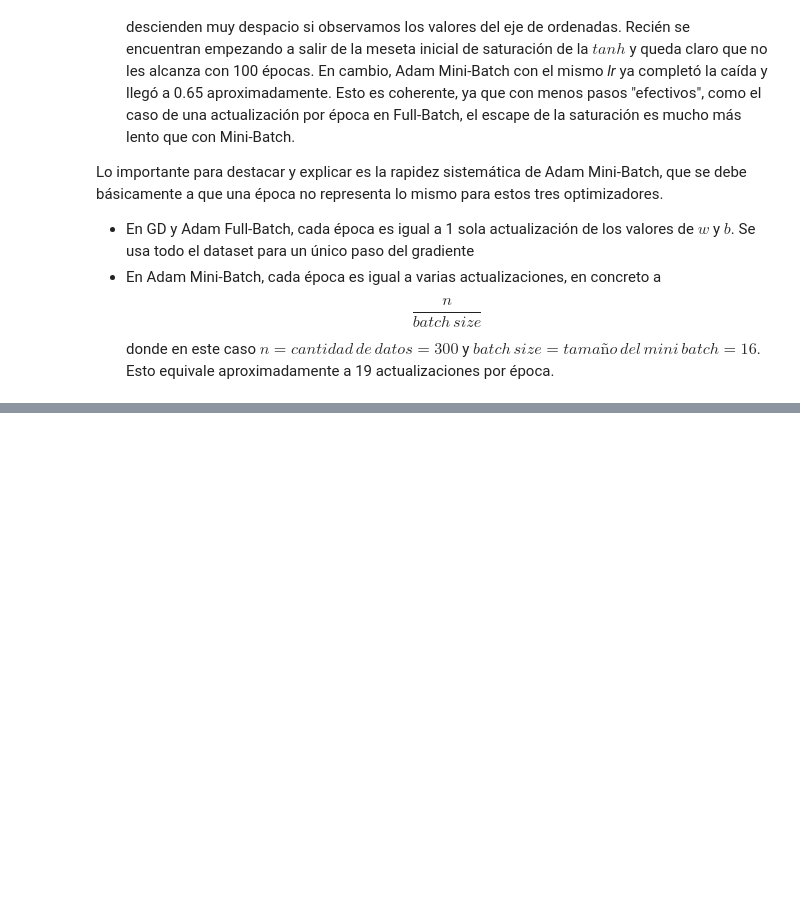
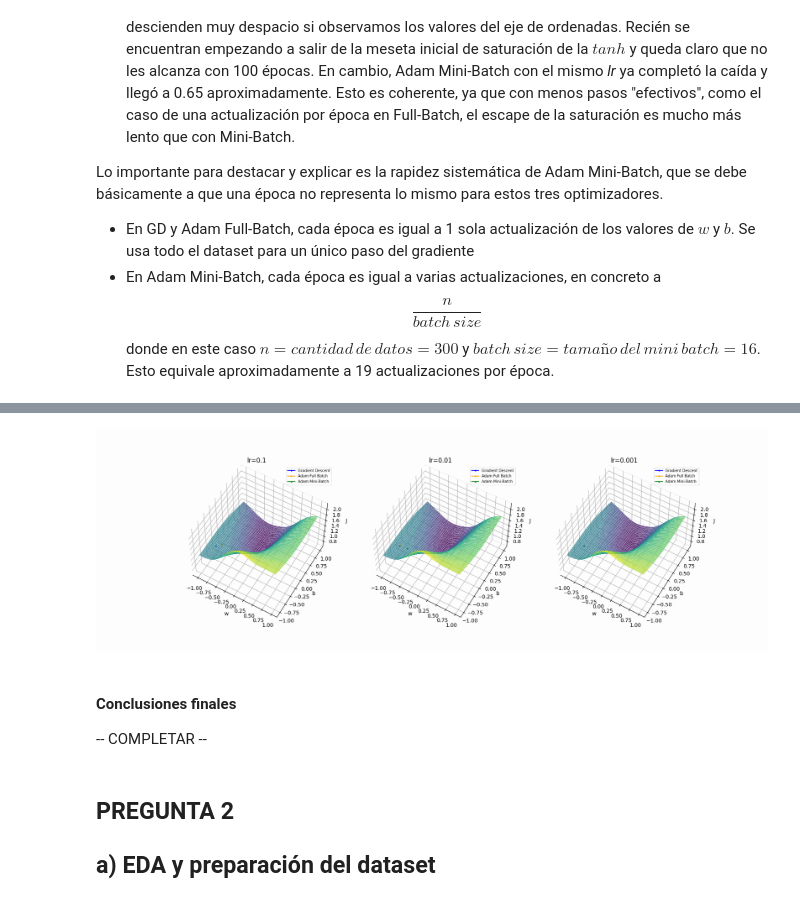
Before and after one commit to santiagoruizvt/AprendizajeProfundo-CEIA-RuizSantiago, a Jupyter notebook: TP1/RUIZ-SANTIAGO-TP1-Co25.ipynb, the cells around one changed output, grey strips where cells are left out. Saved outputs shown, nothing was run; the diff lists cells and outputs as text; code cells hidden in the pictures; blank space fills up the shorter version.

Commit message:
se completa la pregunta 1 y se comienza con la 2

```diff
--- a/TP1/RUIZ-SANTIAGO-TP1-Co25.ipynb
+++ b/TP1/RUIZ-SANTIAGO-TP1-Co25.ipynb
@@ -495,0 +617,13 @@ ValueError: too many values to unpack (expected 3)
+# %%
+from IPython.display import Image
+Image(filename="trayectorias_1d.gif")
+# %% [output]
+[figure, added]
+# %% [markdown]
+#### Conclusiones finales
+
+-- COMPLETAR --
+# %% [markdown]
+## PREGUNTA 2
+
+## a) EDA y preparación del dataset
```
Also changed, not shown: parts of 9 cells of this notebook, 2 other files.
